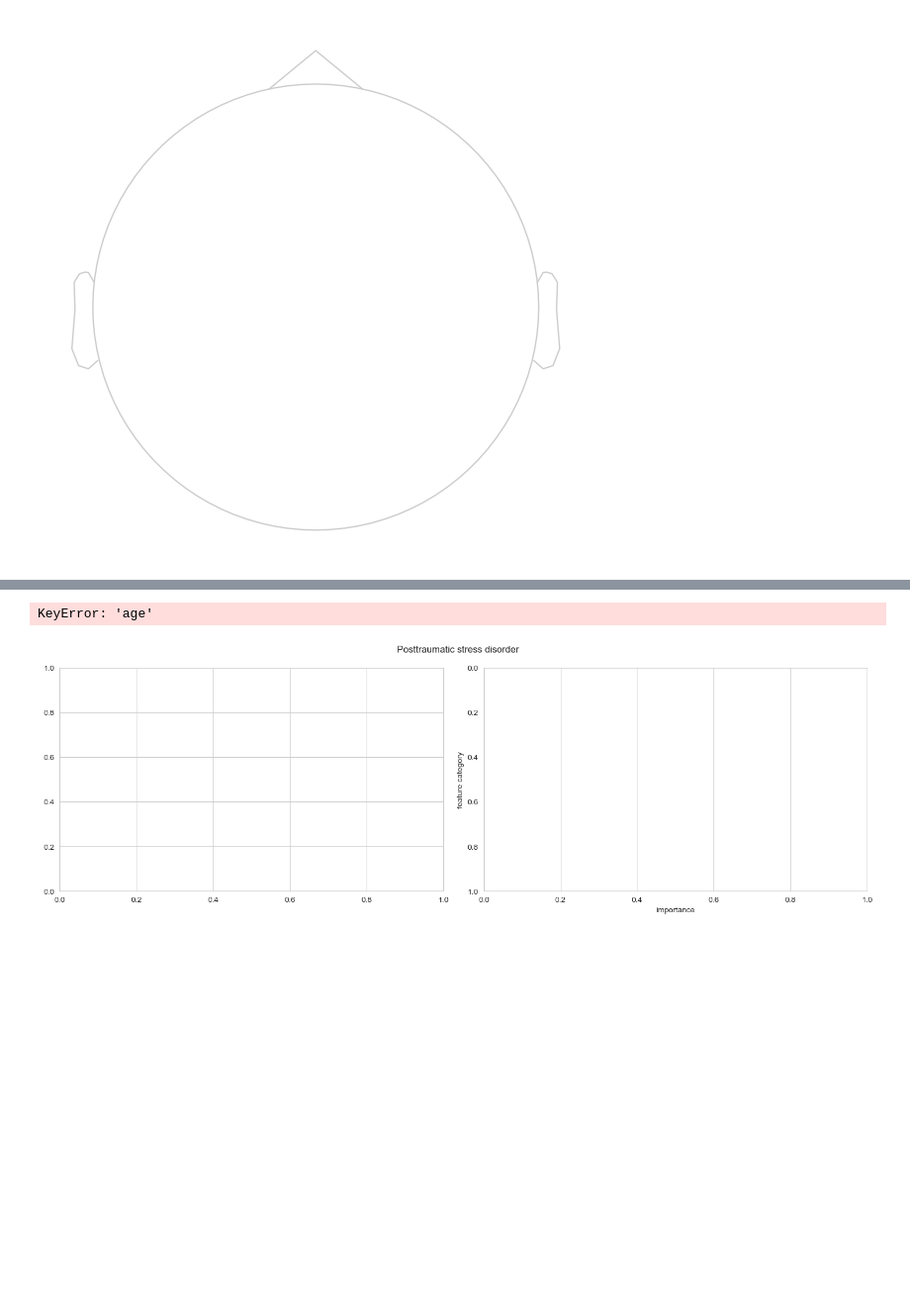
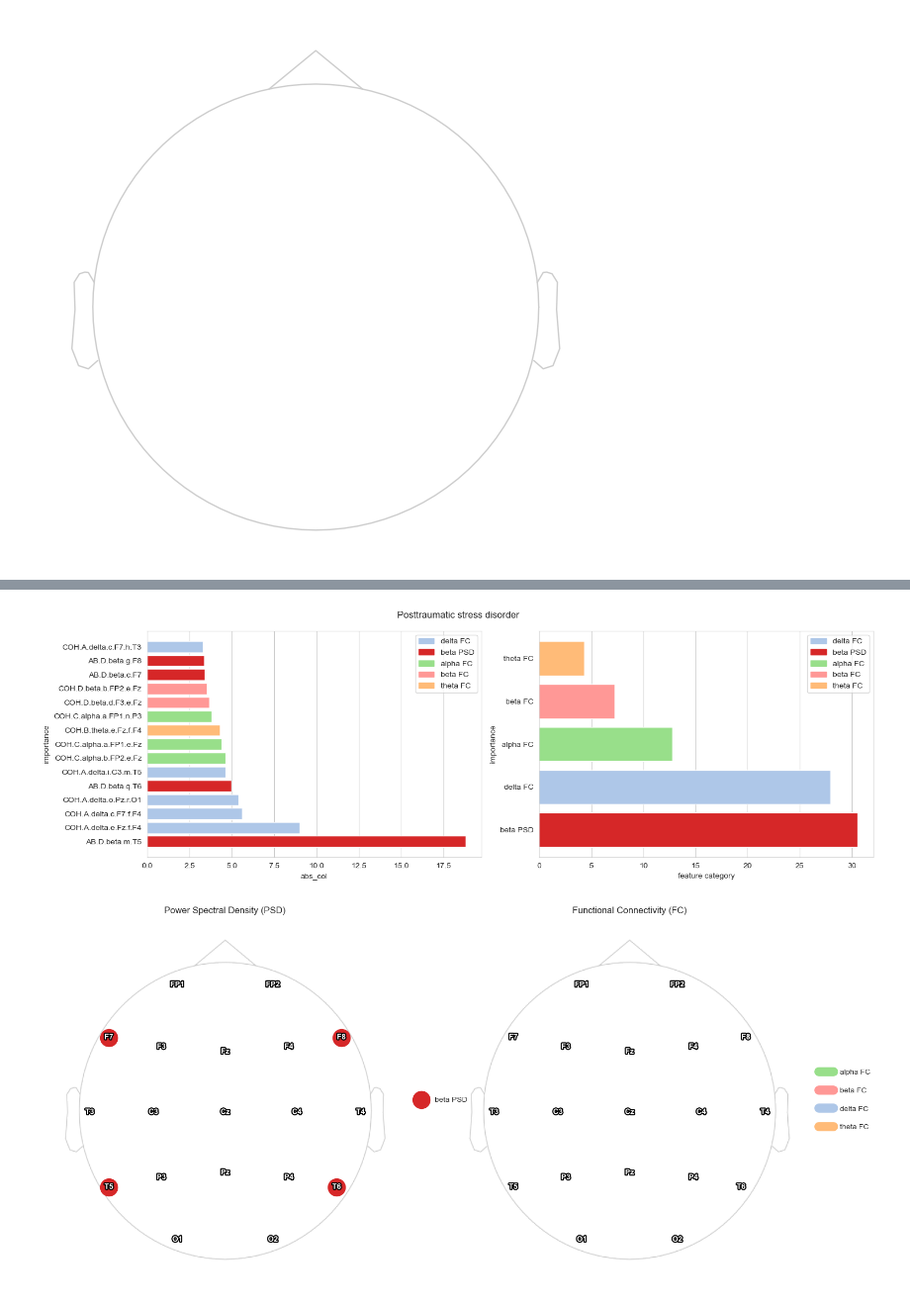
Before and after one commit to twix402/NeuroML, a Jupyter notebook: Codes/binary-classification-and-feature-importance.ipynb, the cells around one changed output, grey strips where cells are left out. Shown at 99% size. Drawn from its saved outputs; the diff is of its cells as text; code cells hidden in the pictures; blank space fills up the shorter version.

```diff
--- a/Codes/binary-classification-and-feature-importance.ipynb
+++ b/Codes/binary-classification-and-feature-importance.ipynb
@@ -28,7 +29,7 @@ from tqdm import tqdm
 # %% [markdown]
 # Read Data
 # %%
-df = pd.read_csv('EEG_data.csv')
+df = pd.read_csv('../Datasets/EEG_data.csv')
 df.head()
 # %% [output]
 |  | no. | sex | age | eeg.date | education | IQ | main.disorder | specific.disorder | ... |
@@ -466,7 +464,8 @@ def get_model(row, models=models):
     model.set_params(**row['params'])
     return model
 
-def cv_fi(x, y, model, random_state=None, n=10, debug=False):
+def cv_fi(x, y, model, random_state=None, n=10, debug=True):
+
     feature_names = x.columns
     cv_results = dict()
     # split counter
@@ -788,0 +773,17 @@ sd_cv
+# %%
+CatBoost=CatBoostClassifier(random_seed=77, logging_level='Silent')
+cache=True
+cache_dir='cv_fi'
+exclude=['sex', 'age', 'education', 'IQ']
+
+cache_mkdir(cache, cache_dir)
+cache_file = os.path.join(cache_dir, 'result')
+
+fi = read_cache(cache, cache_file)
+if fi is None:
+    fi = cv_fi(X,Y,CatBoost)
+    write_cache(cache, fi, cache_file)
+fi = fi[~fi.index.isin(exclude)]
+result=fi
+
+result
@@ -789,9 +805,10 @@ sd_cv
 # %%
-fig = report_fi(sd_cv, 'Posttraumatic stress disorder', 'abs_col', root_dir='viz')
+
+fig1, fig2= report_fi(result, 'Posttraumatic stress disorder', 'abs_col')
 plt.show()
 # %% [output]
-KeyError: 'age'
-[figure, old version]
+[figure, new version]
+[figure, added]
 # %%
 def plot_eeg_fi(res_tab, disorder, ax=None, palette=palette):
     table = top_n(flatten_columns(summary_fi_table(res_tab))).reset_index()
```
Also changed, not shown: parts of 7 cells of this notebook, 2 other files.
